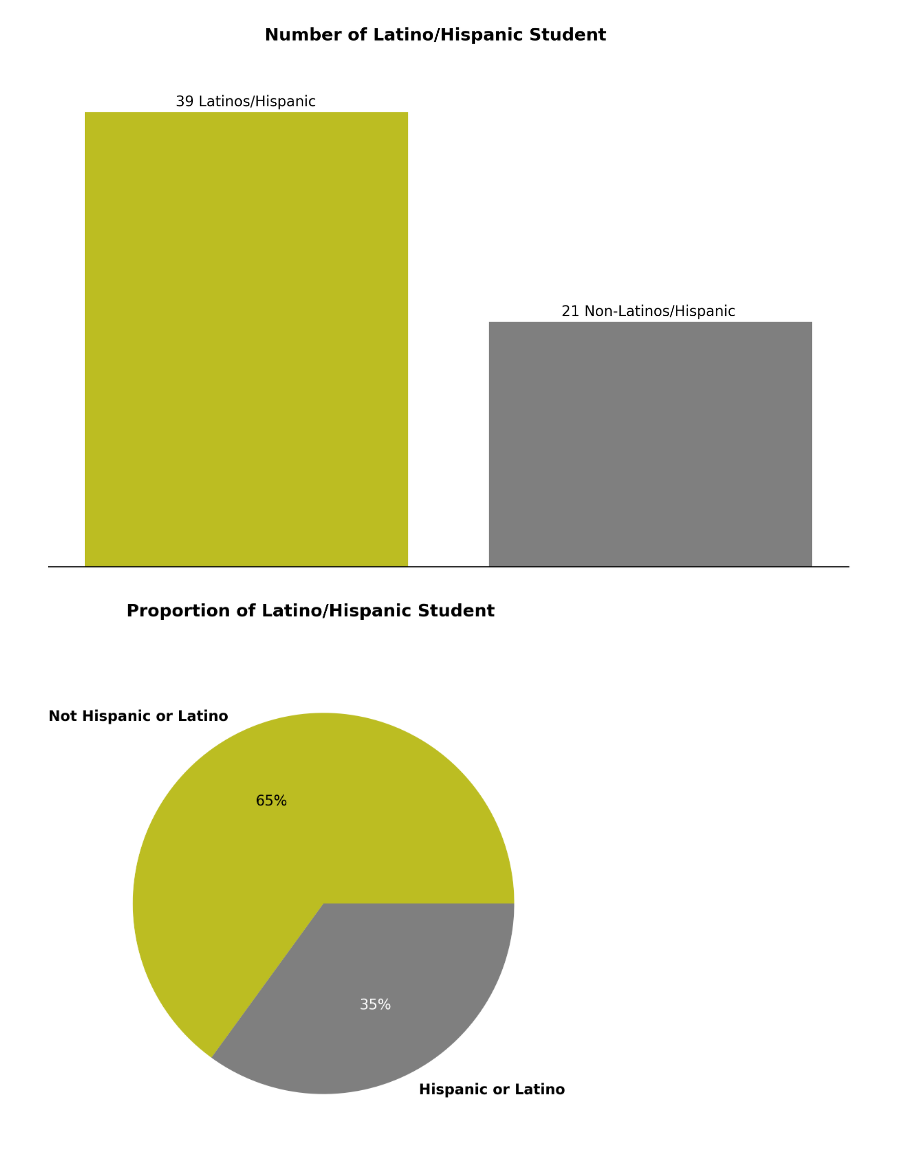
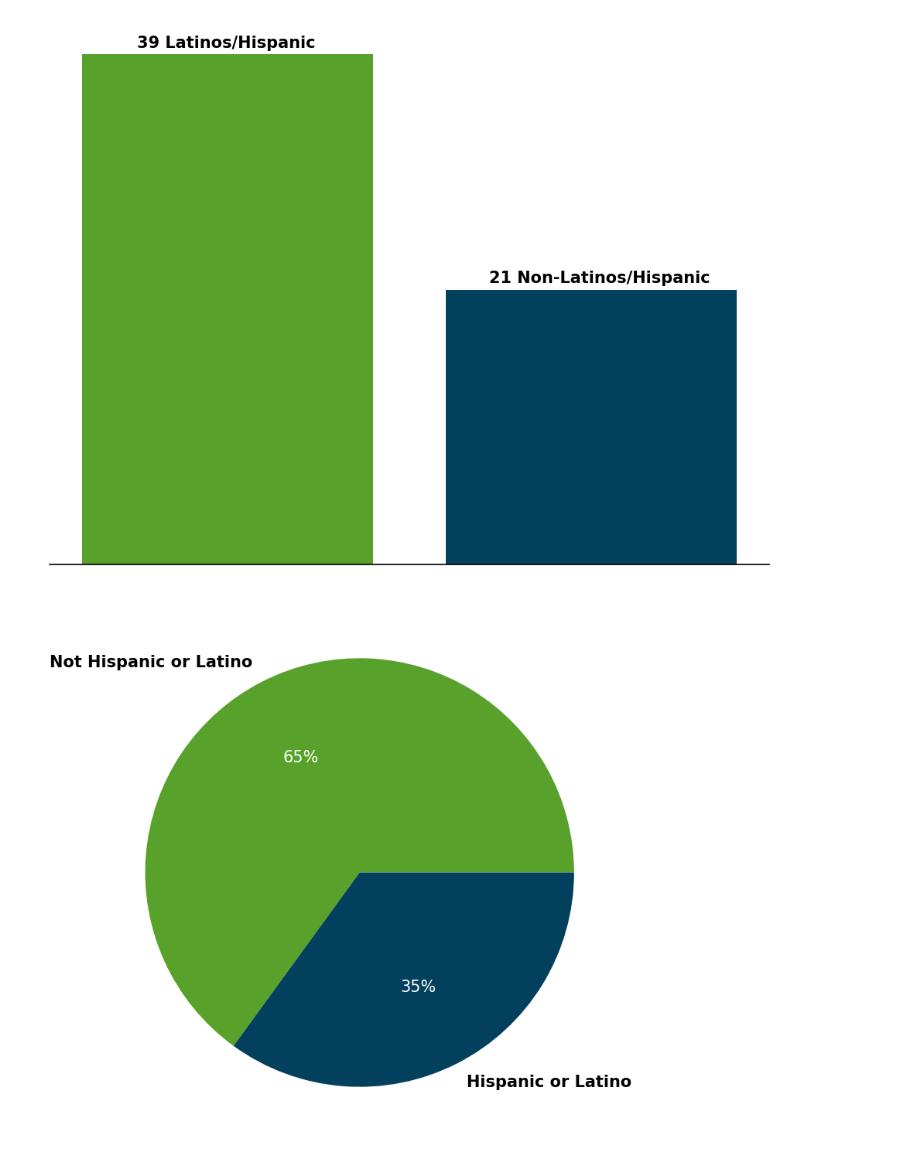
Before and after one commit to sturm1619/spring-2025, a Jupyter notebook: cs3820/final_project/data_exploration.ipynb, the cells around one changed output. Saved outputs shown, nothing was run; the diff lists cells and outputs as text; code cells hidden in the pictures.

```diff
--- a/cs3820/final_project/data_exploration.ipynb
+++ b/cs3820/final_project/data_exploration.ipynb
@@ -20,47 +21,55 @@ this_gender = pd.read_csv(
     "this_gender_clean.csv",
     header=0, index_col=0, dtype='category'
 )
+
+from random import sample
+PROJECT_READ_COLORS: list[str] = ['#03405e','#f49450', '#128099', '#58a22b']
+def color_randomizer(number: int) -> list[str]:
+    return sample(PROJECT_READ_COLORS, number)
+
+#color_randomizer(3)
 #this_gender.columns
+# %%
+latinos_aggregates = ethnicity.Ethnicity.value_counts()
+latino_colors = color_randomizer(2)
 # %%
-latinos_aggregates = ethnicity.Ethnicity.value_counts()
 bars = plt.bar(
     latinos_aggregates.index, latinos_aggregates,
-    color=["tab:olive", "tab:gray"]
+    color=latino_colors #["tab:olive", "tab:gray"]
 );
 
 for bar, number, category in zip(bars, latinos_aggregates, ("Latinos/Hispanic", "Non-Latinos/Hispanic")):
     plt.annotate(
         f"{number} {category}",
-        xy=(bar.get_x() + bar.get_width() * 4.5/(len(category)), bar.get_height() + .5),
-        #fontweight="bold"
+        xy=(bar.get_x() + bar.get_width() * 3/(len(category)), bar.get_height() + .5),
+        fontweight="bold"
     )
 
 latino_graph = plt.gcf()
-latino_graph.suptitle("Number of Latino/Hispanic Student", fontweight="bold")
+# latino_graph.suptitle("Number of Latino/Hispanic Student", fontweight="bold")
 
 axes = plt.gca()
 axes.spines[["left","right","top"]].set_visible(False)
 axes.set_yticks([]); axes.set_xticks([]);
 # %% [output]
-[figure, old version]
+[figure, new version]
 # %%
 _, labels, texts = plt.pie(
     latinos_aggregates,
     labels=latinos_aggregates.index,
     #explode=(.05,0), # NOTE: Carlos: Not my favorite
     autopct="%1d%%",
-    colors=["tab:olive", "tab:gray"]
+    colors=latino_colors #["tab:olive", "tab:gray"]
 );
 
 latino_pie = plt.gcf()
-latino_pie.suptitle("Proportion of Latino/Hispanic Student", fontweight="bold")
-
+# latino_pie.suptitle("Proportion of Latino/Hispanic Student", fontweight="bold")
 
 # NOTE: super tinkering
-texts[1].set_color("white")
+for text in texts: text.set_color("white")
 for label in labels: label.set_weight("bold")
 # %% [output]
-[figure, old version]
+[figure, new version]
 # %%
 cities_aggregates = this_gender["Mailing Location"].value_counts()
 
```
Also changed, not shown: parts of 7 cells of this notebook, 39 other files.
